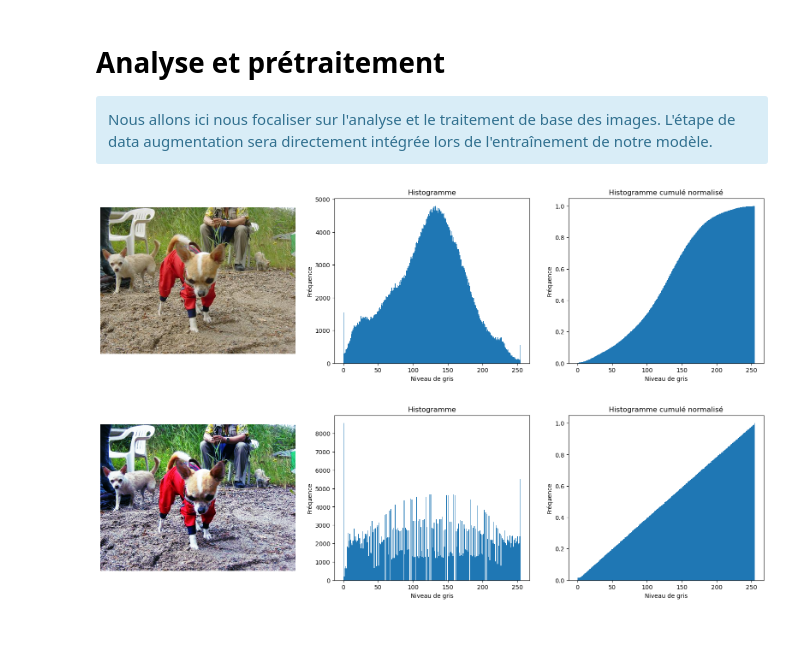
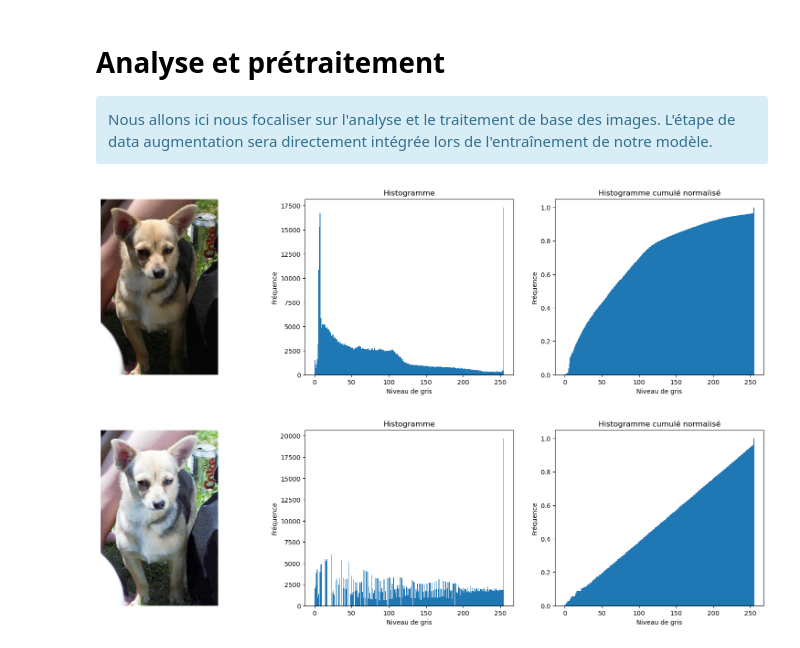
Before and after one commit to BiGHeaDMaX/Identifier-Races-Chiens-avec-TensorFlow, a Jupyter notebook: 01 - Analyse et prétraitements.ipynb, the cells around one changed output. Drawn from its saved outputs; the diff is of its cells as text; code cells hidden in the pictures.

```diff
--- a/01 - Analyse et prétraitements.ipynb
+++ b/01 - Analyse et prétraitements.ipynb
@@ -36,30 +38,30 @@ file_names = [os.path.basename(dossier) for dossier in data_path]
 img_pil = [Image.open(ligne) for ligne in data_path]
 # %%
 # Charger l'image comme matrice de pixels
-img = np.array(img_pil[10])
+img = np.array(img_pil[0])
 
 # Générer et afficher l'histogramme à droite de l'image
 fig, (ax1, ax2, ax3) = plt.subplots(1, 3, figsize=(20, 5))
 
 # Afficher l'image à gauche
 ax1.imshow(np.array(img), cmap='gray')  # Spécifier la colormap 'gray' pour que ça soit bien interprété comme une image en noir et blanc
 ax1.axis('off')  # Masquer les axes
 
 # Générer et afficher l'histogramme à droite
 ax2.hist(np.array(img).flatten(), bins=range(256))
 ax2.set_title('Histogramme')
 ax2.set_xlabel('Niveau de gris')
 ax2.set_ylabel('Fréquence')
 
 # Générer et afficher l'histogramme à droite
 ax3.hist(np.array(img).flatten(), bins=range(256), density=True, cumulative=True)
 ax3.set_title('Histogramme cumulé normalisé')
 ax3.set_xlabel('Niveau de gris')
 ax3.set_ylabel('Fréquence')
 
 plt.show()
 # %% [output]
-[figure, old version]
+[figure, new version]
 # %%
 for i in range(len(img_pil)):
 
@@ -78,7 +83,7 @@ for i in range(len(img_pil)):
     img_pil[i] = img
 # %%
 # Charger l'image comme matrice de pixels
-img = np.array(img_pil[10])
+img = np.array(img_pil[0])
 
 # Générer et afficher l'histogramme à droite de l'image
 fig, (ax1, ax2, ax3) = plt.subplots(1, 3, figsize=(20, 5))
@@ -101,7 +106,7 @@ ax3.set_ylabel('Fréquence')
 
 plt.show()
 # %% [output]
-[figure, old version]
+[figure, new version]
 # %%
 # im = Image.fromarray(data["img_array"][0])
 # im.save("your_file.jpeg")
```
Also changed, not shown: parts of 2 cells of this notebook.
